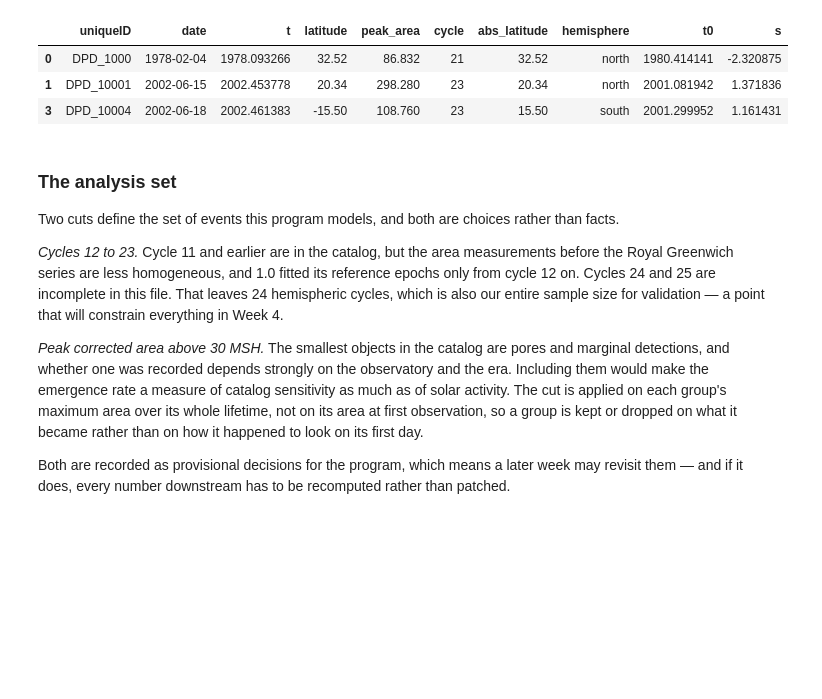
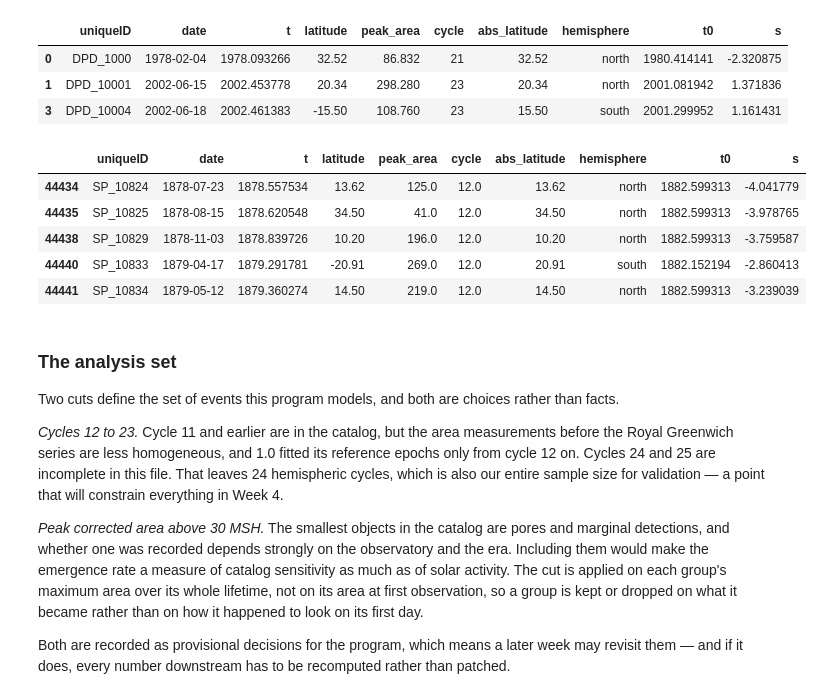
Before and after one commit to alyssaru/butterflai2, a Jupyter notebook: weeks/week_01/01_counting_process.ipynb, the cells around one changed output. Drawn from its saved outputs; the diff is of its cells as text; code cells hidden in the pictures; blank space fills up the shorter version.

```diff
--- a/weeks/week_01/01_counting_process.ipynb
+++ b/weeks/week_01/01_counting_process.ipynb
@@ -804,9 +804,55 @@ shape_span.head(3)
 | 1 | DPD_10001 | 2002-06-15 | 2002.453778 | 20.34 | 298.280 | 23 | 20.34 | north | 2001.081942 | 1.371836 |
 | 3 | DPD_10004 | 2002-06-18 | 2002.461383 | -15.50 | 108.760 | 23 | 15.50 | south | 2001.299952 | 1.161431 |
 # %%
-def build_emergence_table(table)
+def build_emergence_table(table):
+  #   1. Sort the observations by time, then keep the first row of each `uniqueID` — that row carries the
+  #      event's time, latitude and longitude.
+
+  table_by_time = table.sort_values("t")
+  first_rows = table_by_time.drop_duplicates(
+      subset="uniqueID",
+      keep="first",
+  ).copy()
+
+  #   2. Separately, take each group's maximum `correctedArea` (the size it eventually reached, which we need
+  #      for the selection cut) and its first non-null `CYCLE` label.
+
+  peak_area = (
+    obs.groupby("uniqueID")["correctedArea"]
+    .max()
+    .rename("peak_area") # Rename so col is not correctedArea; distinguishes it
+  )
+
+  cycle_label = (
+    obs.groupby("uniqueID")["CYCLE"]
+    .first()
+    .rename("cycle") # Rename so col is not CYCLE; distinguishes it
+  )
+
+  #   3. Assemble those into one frame, drop groups that carry no cycle label at all, and add the hemisphere
+  #      from the sign of the event's own latitude plus a column for |latitude|.
+
+  first_rows["peak_area"] = first_rows["uniqueID"].map(peak_area)
+  first_rows["cycle"] = first_rows["uniqueID"].map(cycle_label)
+
+  hemisphere = ['north' if x >= 0 else 'south' for x in first_rows['latitude']]
+  abs_latitude = [abs(x) for x in first_rows['latitude']]
+
+  emergence_table = first_rows.copy()
+  emergence_table['hemisphere'] = hemisphere
+  emergence_table['abs_latitude'] = abs_latitude
+
+  return(emergence_table)
 # %%
-build_emergence_table(shape_span)
+emergence_table = build_emergence_table(shape_span)
+emergence_table.head()
+# %% [output]
+|  | uniqueID | date | t | latitude | peak_area | cycle | abs_latitude | hemisphere | t0 | s |
+| 44434 | SP_10824 | 1878-07-23 | 1878.557534 | 13.62 | 125.0 | 12.0 | 13.62 | north | 1882.599313 | -4.041779 |
+| 44435 | SP_10825 | 1878-08-15 | 1878.620548 | 34.50 | 41.0 | 12.0 | 34.50 | north | 1882.599313 | -3.978765 |
+| 44438 | SP_10829 | 1878-11-03 | 1878.839726 | 10.20 | 196.0 | 12.0 | 10.20 | north | 1882.599313 | -3.759587 |
+| 44440 | SP_10833 | 1879-04-17 | 1879.291781 | -20.91 | 269.0 | 12.0 | 20.91 | south | 1882.152194 | -2.860413 |
+| 44441 | SP_10834 | 1879-05-12 | 1879.360274 | 14.50 | 219.0 | 12.0 | 14.50 | north | 1882.599313 | -3.239039 |
 # %% [markdown]
 ### The analysis set
 
```
Also changed, not shown: parts of 1 cell of this notebook.
